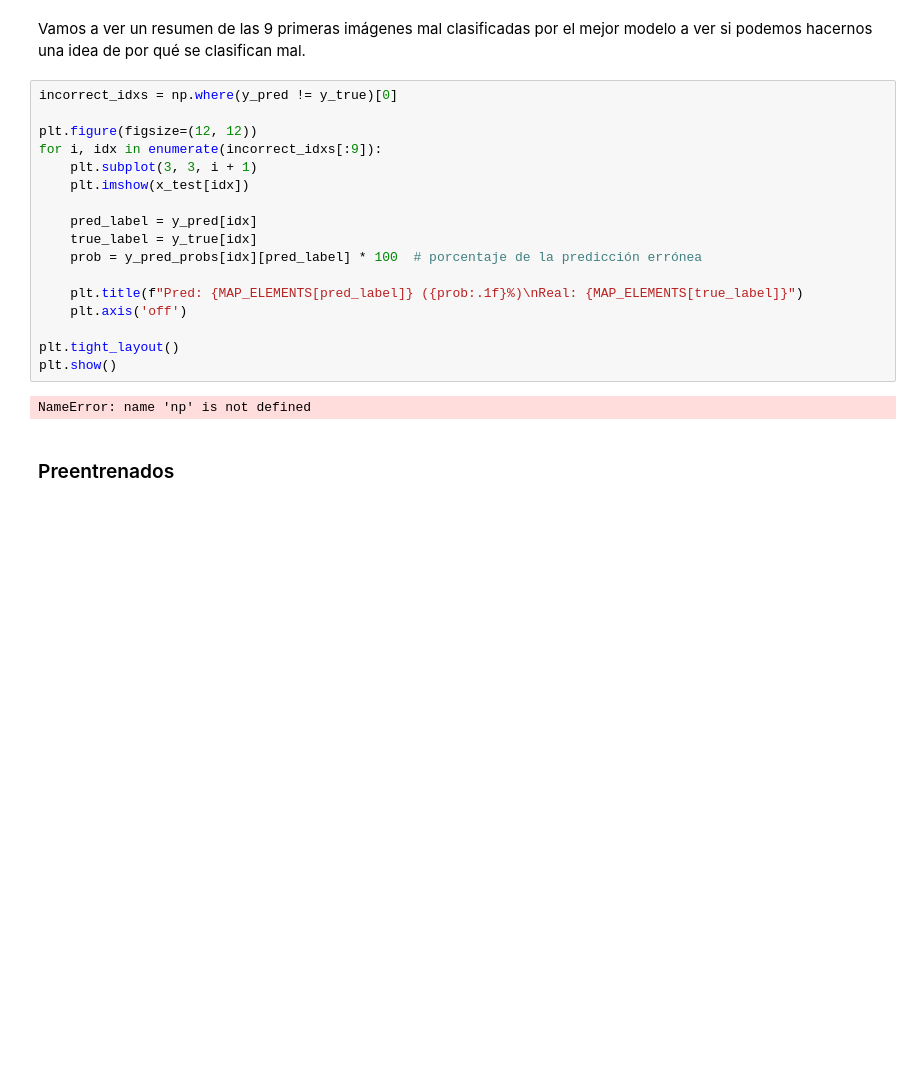
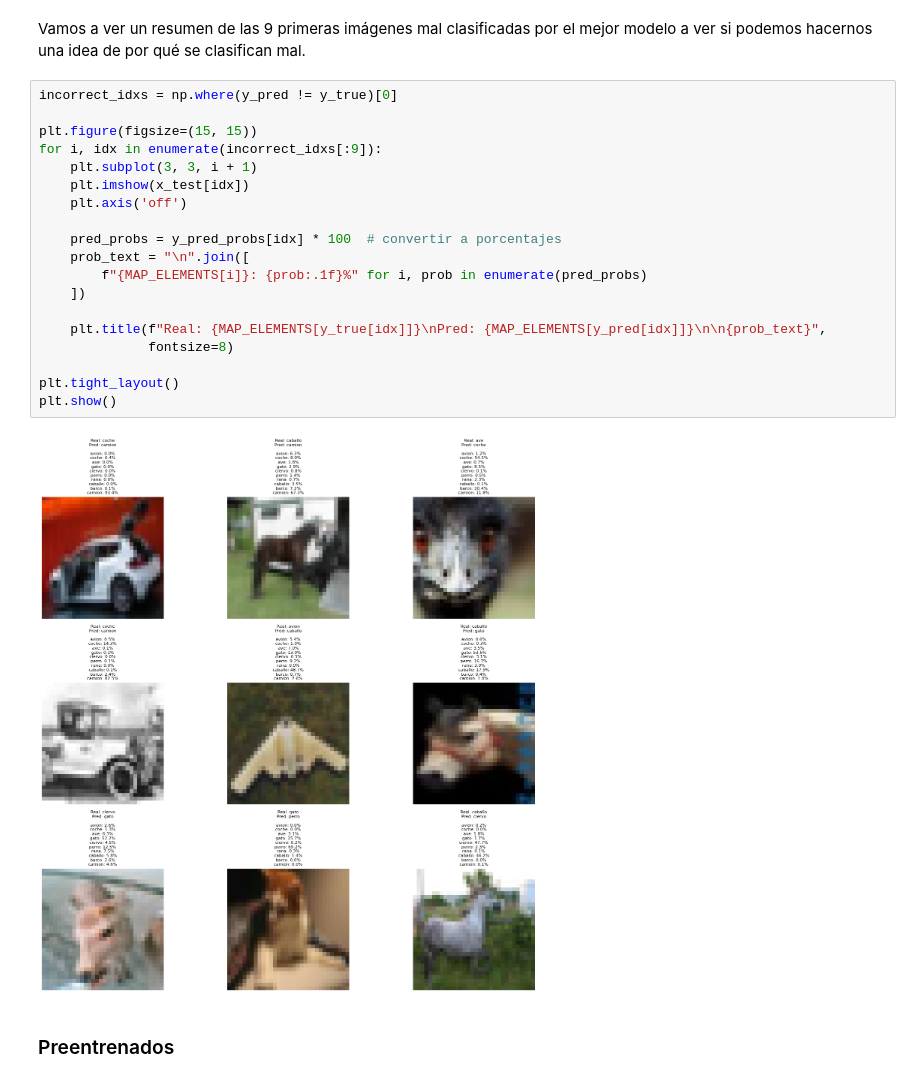
Before and after one commit to cabamarcos/CIFAR10_CNN, a Jupyter notebook: muinar06_act2_individual.ipynb, the cells around one changed output. Saved outputs shown, nothing was run; the diff lists cells and outputs as text; blank space fills up the shorter version.

```diff
--- a/muinar06_act2_individual.ipynb
+++ b/muinar06_act2_individual.ipynb
@@ -716,22 +721,24 @@ Vamos a ver un resumen de las 9 primeras imágenes mal clasificadas por el mejor
 # %%
 incorrect_idxs = np.where(y_pred != y_true)[0]
 
-plt.figure(figsize=(12, 12))
+plt.figure(figsize=(15, 15))
 for i, idx in enumerate(incorrect_idxs[:9]):
     plt.subplot(3, 3, i + 1)
     plt.imshow(x_test[idx])
+    plt.axis('off')
 
-    pred_label = y_pred[idx]
-    true_label = y_true[idx]
-    prob = y_pred_probs[idx][pred_label] * 100  # porcentaje de la predicción errónea
+    pred_probs = y_pred_probs[idx] * 100  # convertir a porcentajes
+    prob_text = "\n".join([
+        f"{MAP_ELEMENTS[i]}: {prob:.1f}%" for i, prob in enumerate(pred_probs)
+    ])
 
-    plt.title(f"Pred: {MAP_ELEMENTS[pred_label]} ({prob:.1f}%)\nReal: {MAP_ELEMENTS[true_label]}")
-    plt.axis('off')
+    plt.title(f"Real: {MAP_ELEMENTS[y_true[idx]]}\nPred: {MAP_ELEMENTS[y_pred[idx]]}\n\n{prob_text}",
+              fontsize=8)
 
 plt.tight_layout()
 plt.show()
 # %% [output]
-NameError: name 'np' is not defined
+[figure, added]
 # %% [markdown]
 ### Preentrenados
 # %%
```
Also changed, not shown: parts of 5 cells of this notebook.
